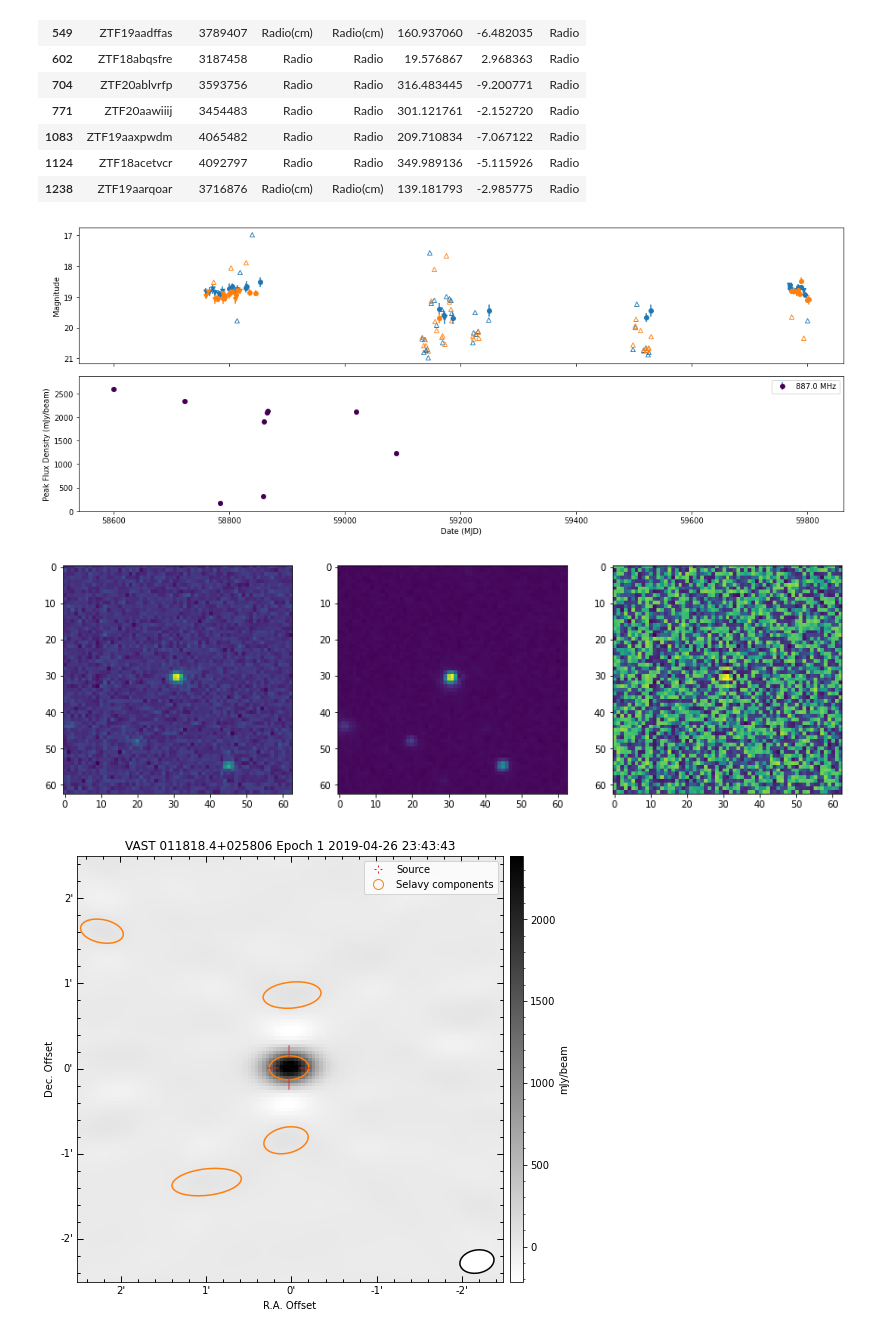
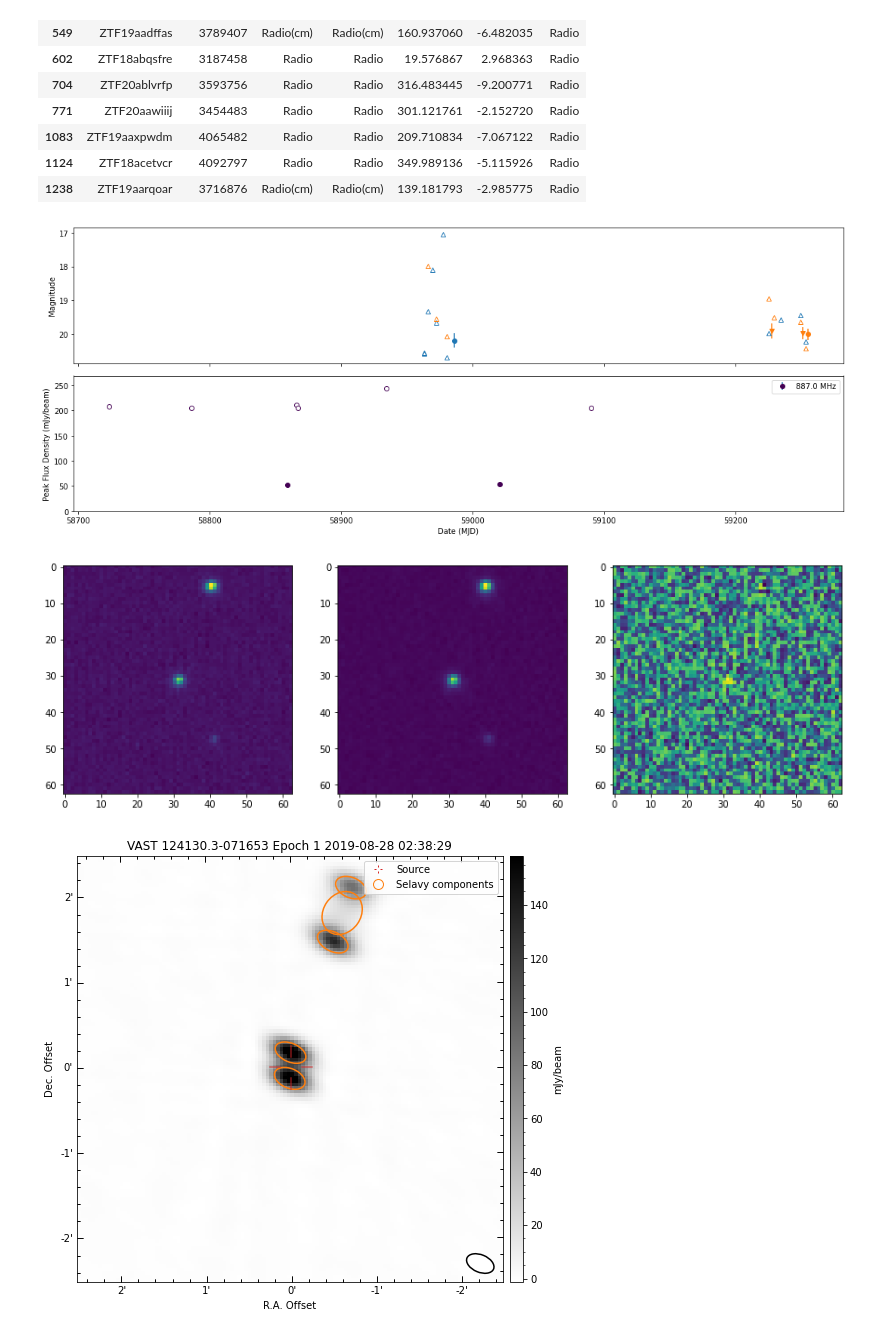
Before and after one commit to CallanG258/Project_VAST_FINK, a Jupyter notebook: VAST_and_FINK_Combined_Plotting.ipynb, the cells around one changed output. Cells and saved outputs as stored; diff of their text form; code cells hidden in the pictures.

Commit message:
lightcurve function simplification

```diff
--- a/VAST_and_FINK_Combined_Plotting.ipynb
+++ b/VAST_and_FINK_Combined_Plotting.ipynb
@@ -52,6 +63,6 @@ There are 213 candidate sources:
 # %% [markdown]
 There is a limit the number of requested sources that the FINK portal can give in one run (without things breaking). So, its best to request no more than 50 sources from the filtered catalogue (likely wont even need that much if the family of interest only contains a handful.)
 # %%
-cms_candidates_selection = cms_candidates.query('family == "Radio"')
+cms_candidates_selection = cms_candidates.query('family == "Multiwavelength"')
 len(cms_candidates_selection)
 # %% [output]
@@ -97,13 +108,12 @@ cms_candidates_selection
 | 1124 | ZTF18acetvcr | 4092797 | Radio | Radio | 349.989136 | -5.115926 | Radio |
 | 1238 | ZTF19aarqoar | 3716876 | Radio(cm) | Radio(cm) | 139.181793 | -2.985775 | Radio |
 # %%
-VAST_ID=3187458
-FINK_ID='ZTF18abqsfre'
-pro.plot_lightcurves(my_run,fsd,VAST_ID,FINK_ID)
+FINK_ID='ZTF20abodlgl'
+pro.plot_lightcurves(my_run,fsd,cms_candidates_selection,FINK_ID)
 # %% [output]
-[figure, old version]
+[figure, new version]
 # %%
-pro.plot_cutouts(my_run,fsd,VAST_ID,FINK_ID,vast_epoch='1')
+pro.plot_cutouts(my_run,fsd,cms_candidates_selection,FINK_ID,vast_epoch='1')
 # %% [output]
-[figure, old version]
+[figure, new version]
-[figure, old version]
+[figure, new version]
```
Also changed, not shown: parts of 4 cells of this notebook, 1 other file.
